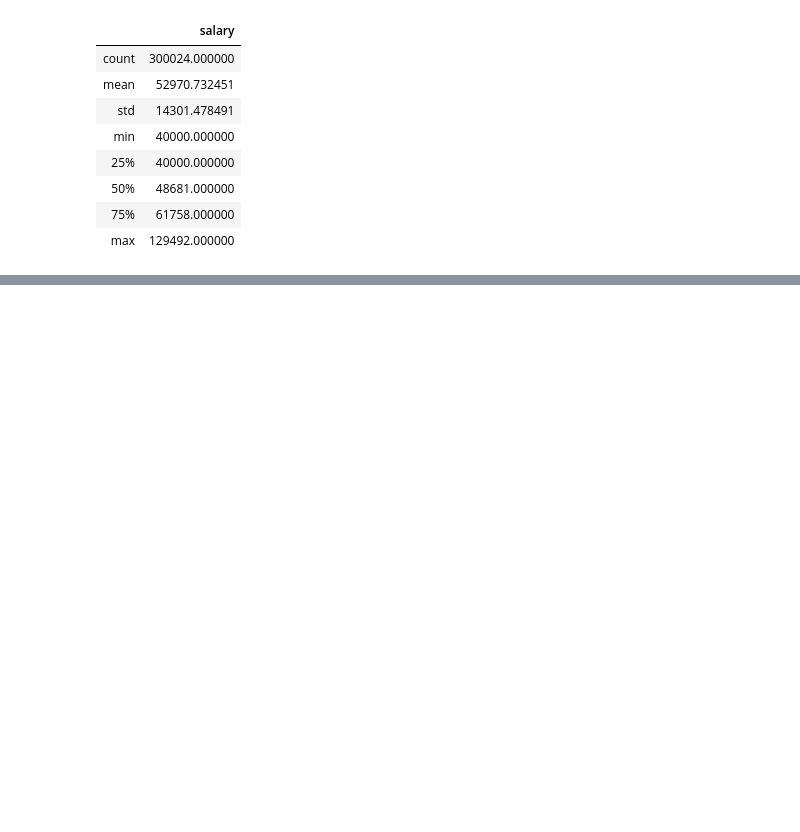
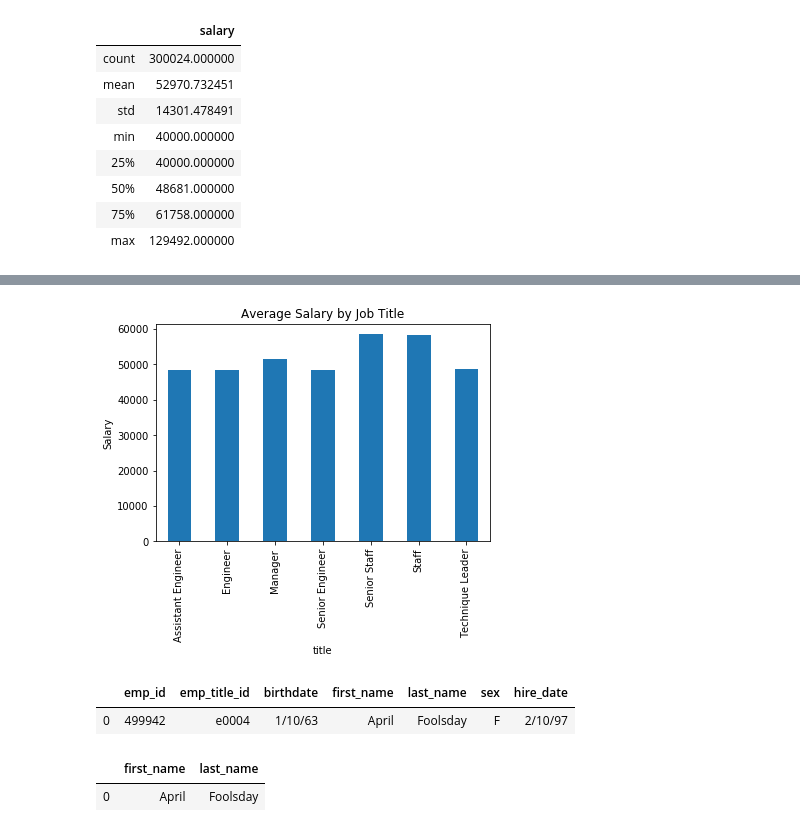
Before and after one commit to JeremyBrent/SQL_challenge, a Jupyter notebook: analysis.ipynb, the cells around one changed output, grey strips where cells are left out. Cells and saved outputs as stored; diff of their text form; code cells hidden in the pictures; blank space fills up the shorter version.

Commit message:
added an easteregg in the repo, find if you can :)

```diff
--- a/analysis.ipynb
+++ b/analysis.ipynb
@@ -31,0 +34,3 @@ array([ 40000.        ,  46428.57142857,  52857.14285714,  59285.71428571,
+# %%
+job_title = pd.read_sql("Select * FROM job_title",conn)
+job_title
@@ -31,0 +46,5 @@ array([ 40000.        ,  46428.57142857,  52857.14285714,  59285.71428571,
+# %%
+employees = pd.read_sql("Select emp_id, emp_title_id from employees",conn)
+employees
+merge1 = pd.merge(job_title,employees,on="emp_title_id")
+merge1
@@ -31,0 +65,25 @@ array([ 40000.        ,  46428.57142857,  52857.14285714,  59285.71428571,
+# %%
+salary = pd.read_sql("SELECT * FROM salary",conn)
+salary
+merge2 = pd.merge(salary,merge1, on="emp_id")
+group = merge2.groupby(["title"]).mean()
+del group['emp_id']
+# %%
+group.plot(kind='bar',legend=False)
+plt.ylabel("Salary")
+plt.title("Average Salary by Job Title")
+plt.show()
+# %% [output]
+[figure, added]
+# %%
+myjob = pd.read_sql("SELECT * FROM employees WHERE emp_id = 499942",conn)
+myjob
+# %% [output]
+|  | emp_id | emp_title_id | birthdate | first_name | last_name | sex | hire_date |
+| 0 | 499942 | e0004 | 1/10/63 | April | Foolsday | F | 2/10/97 |
+# %%
+easteregg = myjob[['first_name','last_name']]
+easteregg
+# %% [output]
+|  | first_name | last_name |
+| 0 | April | Foolsday |
```
Also changed, not shown: parts of 5 cells of this notebook.
